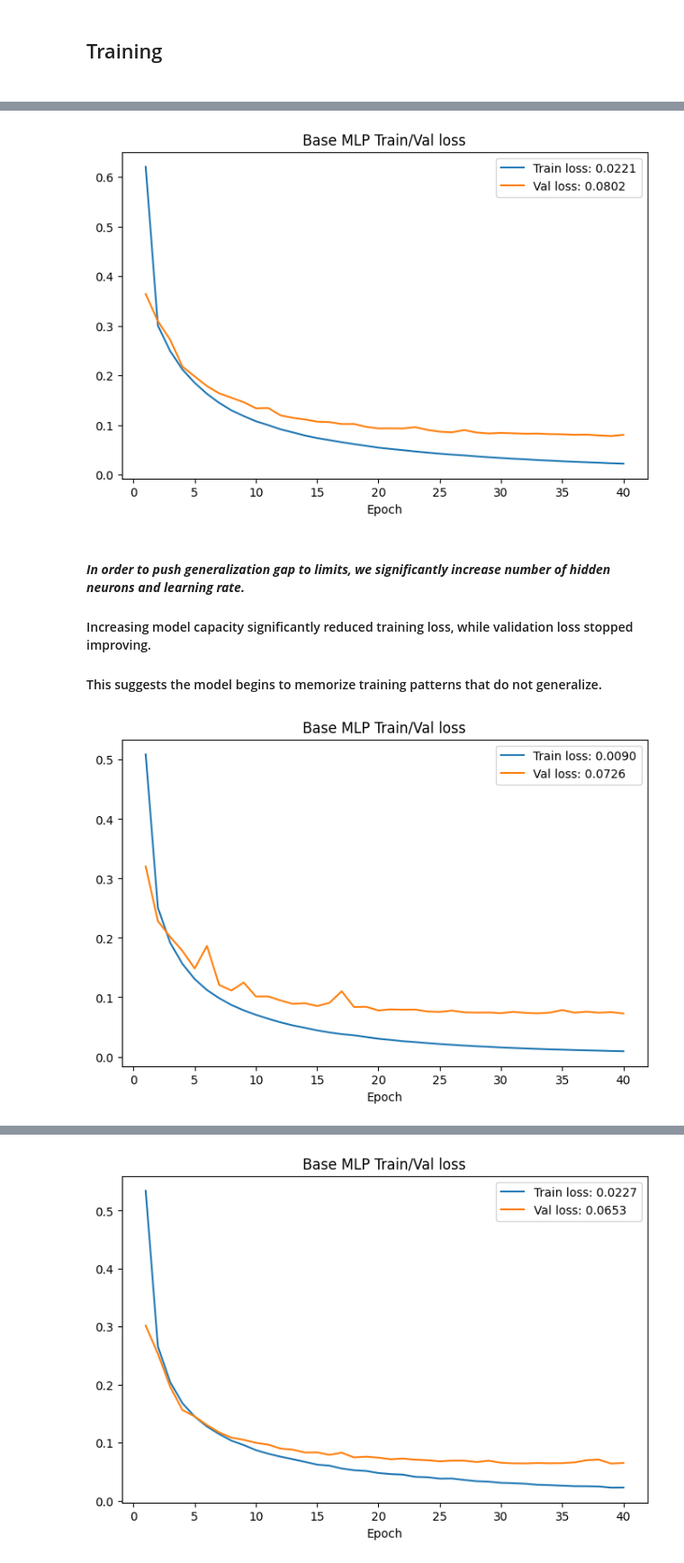
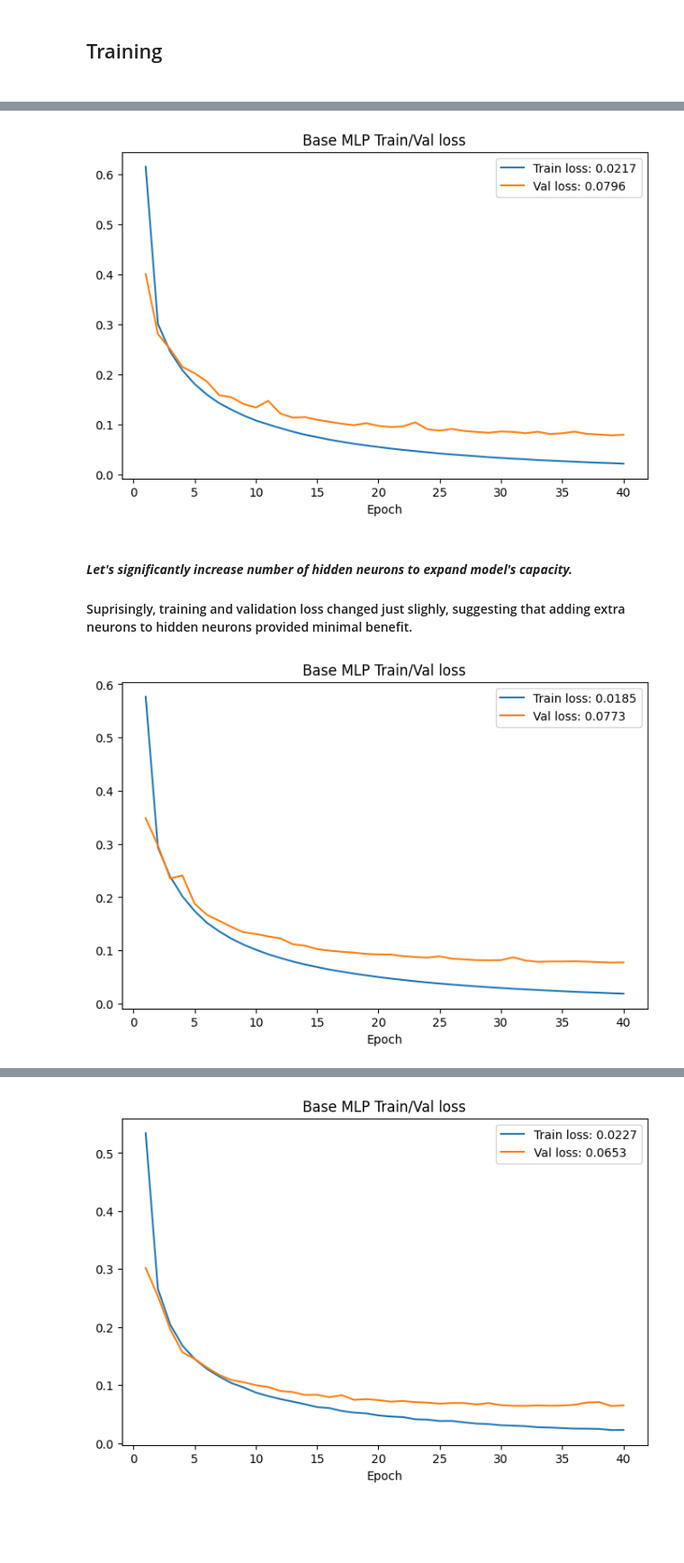
Before and after one commit to M4rselo/hypothesis_mnist_project, a Jupyter notebook: mnist_hypothesis_project.ipynb, the cells around one changed output, grey strips where cells are left out. Shown at 90% size. Cells and saved outputs as stored; diff of their text form; code cells hidden in the pictures; blank space fills up the shorter version.

```diff
--- a/mnist_hypothesis_project.ipynb
+++ b/mnist_hypothesis_project.ipynb
@@ -322,0 +319,5 @@ trainer.fit(base_mlp, train_tensor, val_tensor, plotter)
+# %%
+base_mlp = BaseMLP(num_outputs=10, num_hiddens=256, dropout_num=0, act_name='ReLU', lr=0.1)
+plotter = Plotter("Base MLP Train/Val loss")
+trainer = Trainer(20)
+trainer.fit(base_mlp, train_tensor, val_tensor, plotter)
@@ -322,0 +333,5 @@ trainer.fit(base_mlp, train_tensor, val_tensor, plotter)
+# %%
+base_mlp = BaseMLP(num_outputs=10, num_hiddens=256, dropout_num=0, act_name='ReLU', lr=0.05)
+plotter = Plotter("Base MLP Train/Val loss")
+trainer = Trainer(20)
+trainer.fit(base_mlp, train_tensor, val_tensor, plotter)
@@ -335,0 +346,5 @@ trainer.fit(base_mlp, train_tensor, val_tensor, plotter)
+# %%
+base_mlp = BaseMLP(num_outputs=10, num_hiddens=256, dropout_num=0, act_name='ReLU', lr=0.1)
+plotter = Plotter("Base MLP Train/Val loss")
+trainer = Trainer(40)
+trainer.fit(base_mlp, train_tensor, val_tensor, plotter)
@@ -339,21 +356,20 @@ trainer.fit(base_mlp, train_tensor, val_tensor, plotter)
 #### Increased learning rate affected model's learning speed and made differences in losses much more visible.
 #### Even though generalization gap is relatively low ***(~0.06)***, it is clear that model starts to fit more closely to train set.
 # %%
-base_mlp = BaseMLP(num_outputs=10, num_hiddens=256, act_name='ReLU', lr=0.2)
+base_mlp = BaseMLP(num_outputs=10, num_hiddens=256, dropout_num=0, act_name='ReLU', lr=0.2)
 plotter = Plotter("Base MLP Train/Val loss")
 trainer = Trainer(40)
 trainer.fit(base_mlp, train_tensor, val_tensor, plotter)
 # %% [output]
-[figure, old version]
+[figure, new version]
 # %% [markdown]
-#### ***In order to push generalization gap to limits, we significantly increase number of hidden neurons and learning rate.***
+#### ***Let's significantly increase number of hidden neurons to expand model's capacity.***
 ####
-#### Increasing model capacity significantly reduced training loss, while validation loss stopped improving.
-#### This suggests the model begins to memorize training patterns that do not generalize.
+#### Suprisingly, training and validation loss changed just slighly, suggesting that adding extra neurons</br> to hidden neurons provided minimal benefit.
 # %%
-base_mlp = BaseMLP(num_outputs=10, num_hiddens=1024, act_name='ReLU', lr=0.3)
+base_mlp = BaseMLP(num_outputs=10, num_hiddens=1024, dropout_num=0, act_name='ReLU', lr=0.2)
 plotter = Plotter("Base MLP Train/Val loss")
 trainer = Trainer(40)
 trainer.fit(base_mlp, train_tensor, val_tensor, plotter)
 # %% [output]
-[figure, old version]
+[figure, new version]
```
Also changed, not shown: parts of 33 cells of this notebook.
